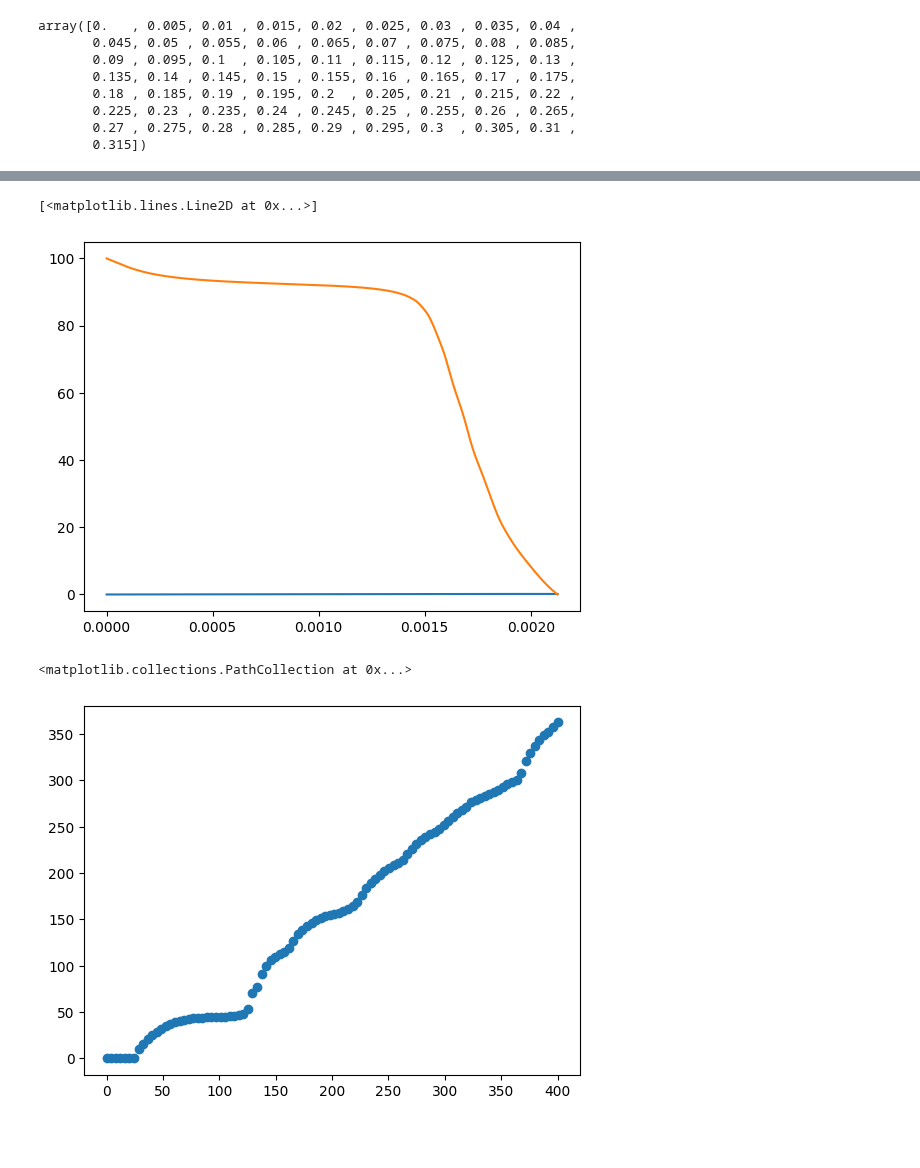
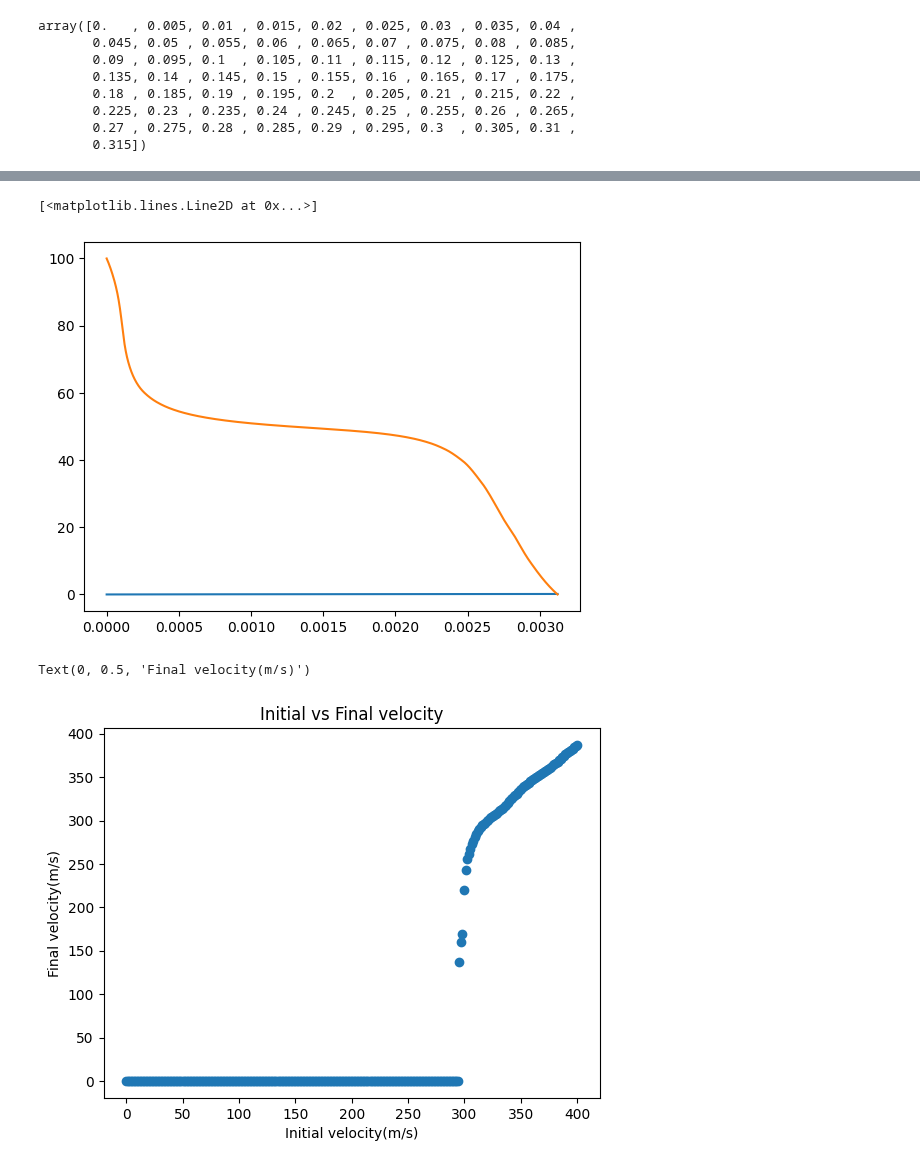
Before and after one commit to benfox4543/YB-zeeman-slower, a Jupyter notebook: zeeman slower_yb(fix after loosing good one).ipynb, the cells around one changed output, grey strips where cells are left out. Drawn from its saved outputs; the diff is of its cells as text; code cells hidden in the pictures; blank space fills up the shorter version.

```diff
--- a/zeeman slower_yb(fix after loosing good one).ipynb
+++ b/zeeman slower_yb(fix after loosing good one).ipynb
@@ -316,7 +320,7 @@ b = 0
 #for i in det:
 j = j+1
 laserBeams = pylcp.laserBeams([
-{'kvec':np.array([0, 0, -1]), 's': 5,'pol_coord':'spherical', 'pol': np.array([1,0,1]), 'delta': (E_e_D2[2]-E_g_D2[0]) - 20*gamma},],
+{'kvec':np.array([0, 0, -1]), 's': 5,'pol_coord':'spherical', 'pol': np.array([1,0,1]), 'delta': (E_e_D2[2]-E_g_D2[0]) - 15*gamma},],
 beam_type=pylcp.infinitePlaneWaveBeam)
 rateeq = pylcp.rateeq(laserBeams, linGrad, hamiltonian_D2, include_mag_forces=True)
 x = np.arange(0, 2*L, 0.5)/(x0)
@@ -460,15 +464,15 @@ import matplotlib.pyplot as plt
 from scipy.interpolate import RegularGridInterpolator
 
   # Example 2D grid of values
-
+L = 16
 # Create the interpolator
 x = np.arange(0, 2*L, 0.5)/100
 f_interp = RegularGridInterpolator((np.array(v)*vc,np.array(x)),rateeq.profile['Fz'].F[2] * Fc,method='linear')
 
 
 # Generate a fine grid for plotting
-x_fine = np.arange(0, L, 0.5)/100# Fine grid for x-axis
-v_fine =  np.arange(0,500 ,10) # Fine grid for v-axis
+x_fine = np.arange(0, 2*L, 0.5)/100# Fine grid for x-axis
+v_fine =  np.arange(0,700 ,10) # Fine grid for v-axis
 V,X  = np.meshgrid(v_fine, x_fine)  # Create a 2D grid
 
 # Interpolate on the fine grid
@@ -569,7 +566,19 @@ MemoryError: Unable to allocate 31.7 GiB for an array with shape (4252775000,) a
+# %%
+v_z = []
+z_t = []
+t_n = []
+t_max = 0.05
+t_span = np.linspace(0, t_max, 100000)
+velocitiesz = np.linspace(0,400,300)
+for i in range(len(velocitiesz)):
+    v_t,x_t,t = simulate_trajectory(velocitiesz[i], t_span, f_interp,mass_lab)
+    v_z.append(v_t)
+    z_t.append(x_t)
+    t_n.append(t)
 # %%
 v_t,x_t,t = simulate_trajectory(100,t_span ,f_interp, mass_lab)
 plt.plot(t,x_t)
 plt.plot(t,v_t)
 # %% [output]
 [<matplotlib.lines.Line2D at 0x...>]
-[figure, old version]
+[figure, new version]
@@ -588,10 +585,13 @@ for i in range(len(velocitiesz)):
 # %%
 final_vel =  []
 intial_vel = []
 for i in v_z:
         final_vel.append(i[-1])
         intial_vel.append(i[0])
 plt.scatter(intial_vel,final_vel)
+plt.title('Initial vs Final velocity')
+plt.xlabel('Initial velocity(m/s)')
+plt.ylabel('Final velocity(m/s)')
 # %% [output]
-<matplotlib.collections.PathCollection at 0x...>
+Text(0, 0.5, 'Final velocity(m/s)')
-[figure, old version]
+[figure, new version]
```
Also changed, not shown: parts of 11 cells of this notebook.
